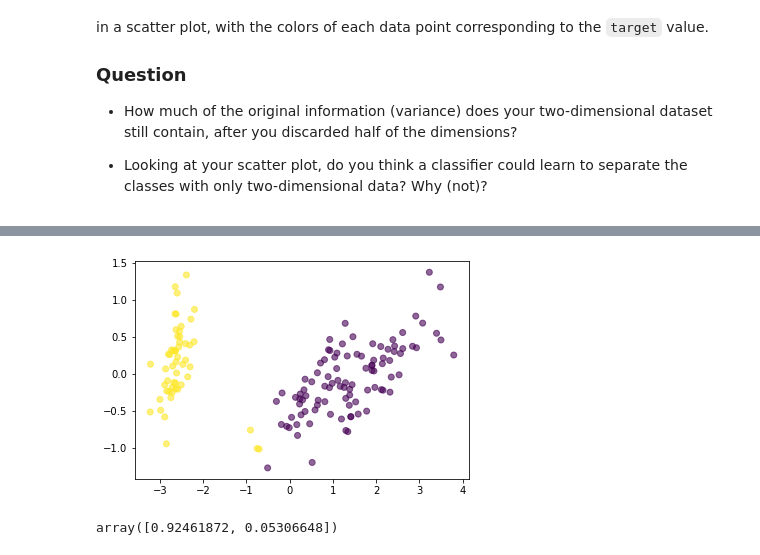
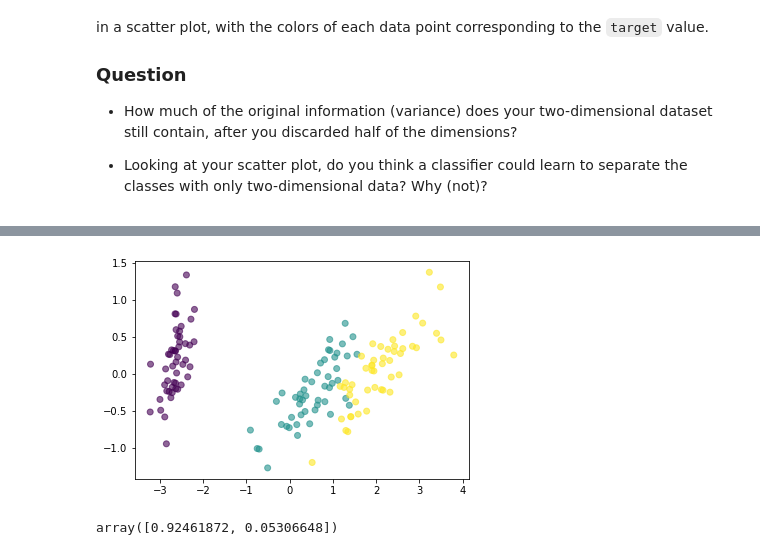
Before and after one commit to regenhardthawk/Regenhardt_MLBD_uebung8, a Jupyter notebook: 01_Intro_ex.ipynb, the cells around one changed output, grey strips where cells are left out. Drawn from its saved outputs; the diff is of its cells as text; code cells hidden in the pictures.

```diff
--- a/01_Intro_ex.ipynb
+++ b/01_Intro_ex.ipynb
@@ -255,14 +259,13 @@ Use PCA to transform the original data into 2 dimensions and show the transforme
 ## do PCA
 from sklearn.decomposition import PCA
 pca = PCA(n_components=2)
-pca.fit(X)
-X=pca.transform(X)
+P = pca.fit_transform(X)
 # %%
 ## create scatter plot of PCA output
-plt.scatter(X[:, 0], X[:, 1], c=kmeans, alpha=0.6)
+plt.scatter(P[:, 0], P[:, 1], c=iris.target, alpha=0.6)
 plt.show();
 # %% [output]
-[figure, old version]
+[figure, new version]
 # %%
 ## check remaining information after PCA
 pca.explained_variance_ratio_
```
Also changed, not shown: parts of 7 cells of this notebook.
